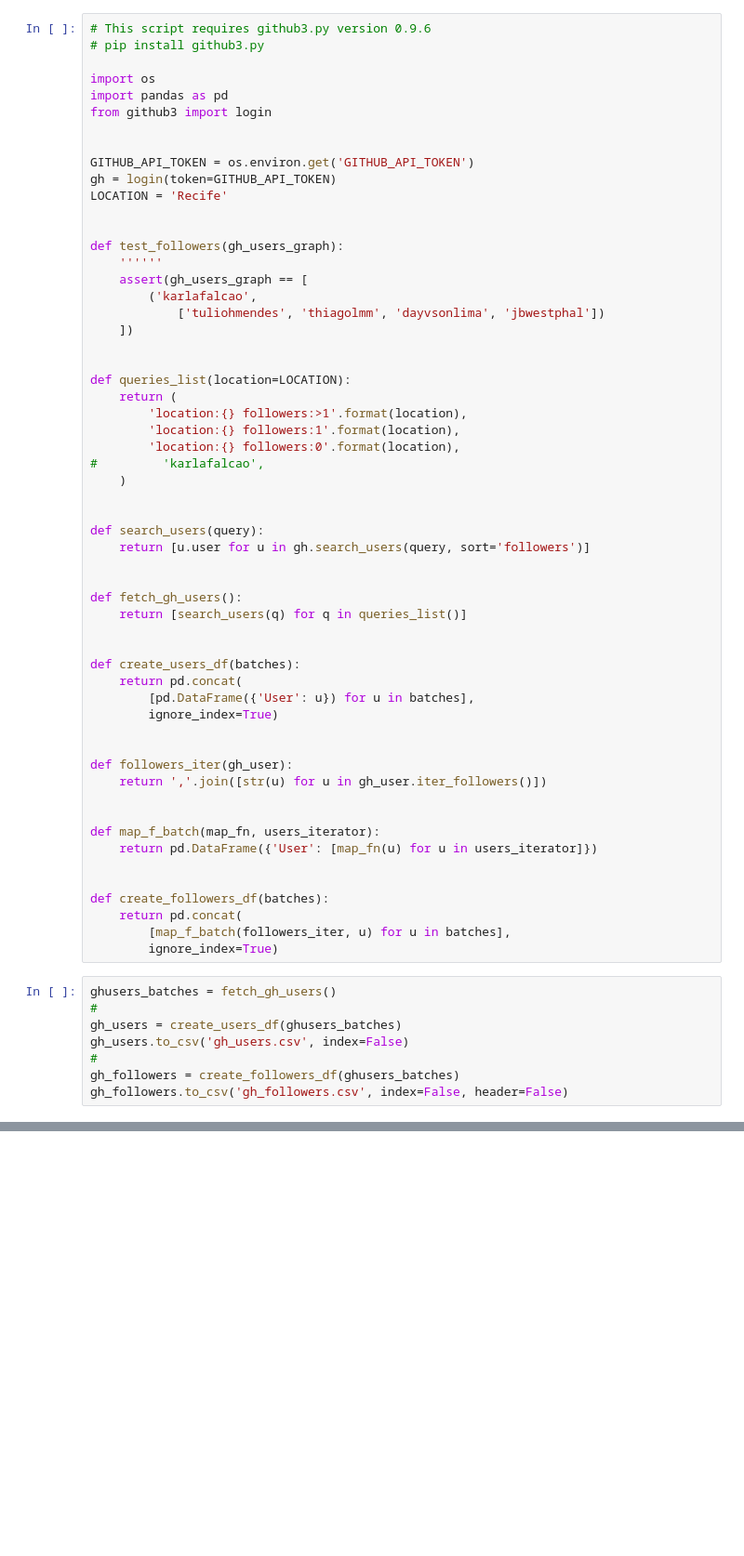
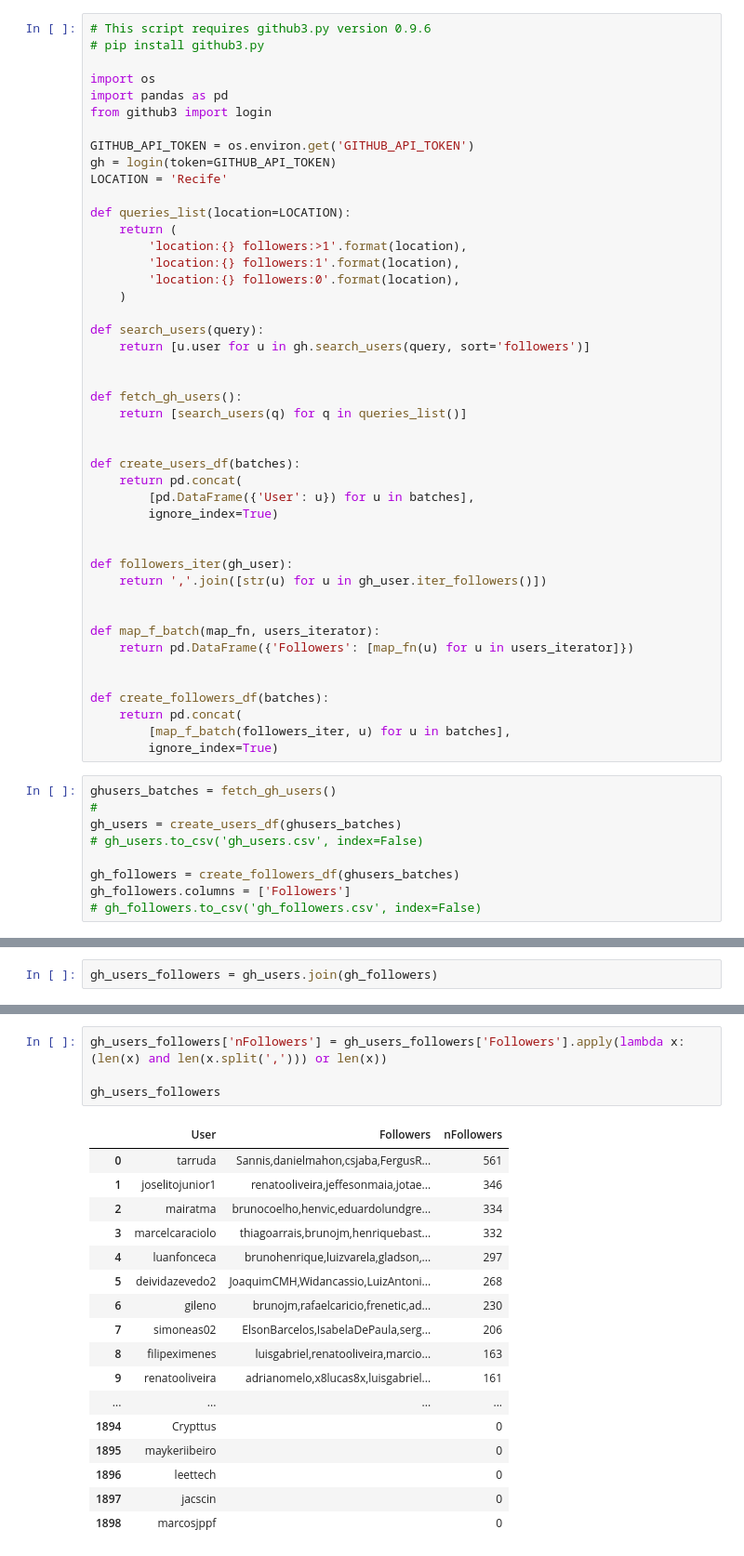
Before and after one commit to karlafalcao/githubnetvis, a Jupyter notebook: github_data_scraping.ipynb, the cells around one changed output, grey strips where cells are left out. Shown at 93% size. Drawn from its saved outputs; the diff is of its cells as text; blank space fills up the shorter version.

```diff
--- a/github_data_scraping.ipynb
+++ b/github_data_scraping.ipynb
@@ -6,28 +6,16 @@ import os
 import pandas as pd
 from github3 import login
 
-
 GITHUB_API_TOKEN = os.environ.get('GITHUB_API_TOKEN')
 gh = login(token=GITHUB_API_TOKEN)
 LOCATION = 'Recife'
-
-
-def test_followers(gh_users_graph):
-    ''''''
-    assert(gh_users_graph == [
-        ('karlafalcao',
-            ['tuliohmendes', 'thiagolmm', 'dayvsonlima', 'jbwestphal'])
-    ])
-
 
 def queries_list(location=LOCATION):
     return (
         'location:{} followers:>1'.format(location),
         'location:{} followers:1'.format(location),
         'location:{} followers:0'.format(location),
-#         'karlafalcao',
     )
-
 
 def search_users(query):
     return [u.user for u in gh.search_users(query, sort='followers')]
@@ -48,7 +36,7 @@ def followers_iter(gh_user):
 
 
 def map_f_batch(map_fn, users_iterator):
-    return pd.DataFrame({'User': [map_fn(u) for u in users_iterator]})
+    return pd.DataFrame({'Followers': [map_fn(u) for u in users_iterator]})
 
 
 def create_followers_df(batches):
@@ -59,7 +47,8 @@ def create_followers_df(batches):
 ghusers_batches = fetch_gh_users()
 #
 gh_users = create_users_df(ghusers_batches)
-gh_users.to_csv('gh_users.csv', index=False)
-#
+# gh_users.to_csv('gh_users.csv', index=False)
+
 gh_followers = create_followers_df(ghusers_batches)
-gh_followers.to_csv('gh_followers.csv', index=False, header=False)
+gh_followers.columns = ['Followers']
+# gh_followers.to_csv('gh_followers.csv', index=False)
@@ -65,0 +81,2 @@ gh_followers.to_csv('gh_followers.csv', index=False, header=False)
+# %%
+gh_users_followers = gh_users.join(gh_followers)
@@ -65,0 +124,22 @@ gh_followers.to_csv('gh_followers.csv', index=False, header=False)
+# %%
+gh_users_followers['nFollowers'] = gh_users_followers['Followers'].apply(lambda x: (len(x) and len(x.split(','))) or len(x))
+
+gh_users_followers
+# %% [output]
+|  | User | Followers | nFollowers |
+| 0 | tarruda | Sannis,danielmahon,csjaba,FergusR... | 561 |
+| 1 | joselitojunior1 | renatooliveira,jeffesonmaia,jotae... | 346 |
+| 2 | mairatma | brunocoelho,henvic,eduardolundgre... | 334 |
+| 3 | marcelcaraciolo | thiagoarrais,brunojm,henriquebast... | 332 |
+| 4 | luanfonceca | brunohenrique,luizvarela,gladson,... | 297 |
+| 5 | deividazevedo2 | JoaquimCMH,Widancassio,LuizAntoni... | 268 |
+| 6 | gileno | brunojm,rafaelcaricio,frenetic,ad... | 230 |
+| 7 | simoneas02 | ElsonBarcelos,IsabelaDePaula,serg... | 206 |
+| 8 | filipeximenes | luisgabriel,renatooliveira,marcio... | 163 |
+| 9 | renatooliveira | adrianomelo,x8lucas8x,luisgabriel... | 161 |
+| ... | ... | ... | ... |
+| 1894 | Crypttus |  | 0 |
+| 1895 | maykeriibeiro |  | 0 |
+| 1896 | leettech |  | 0 |
+| 1897 | jacscin |  | 0 |
+| 1898 | marcosjppf |  | 0 |
```
Also changed, not shown: parts of 7 cells of this notebook, 10 other files.
